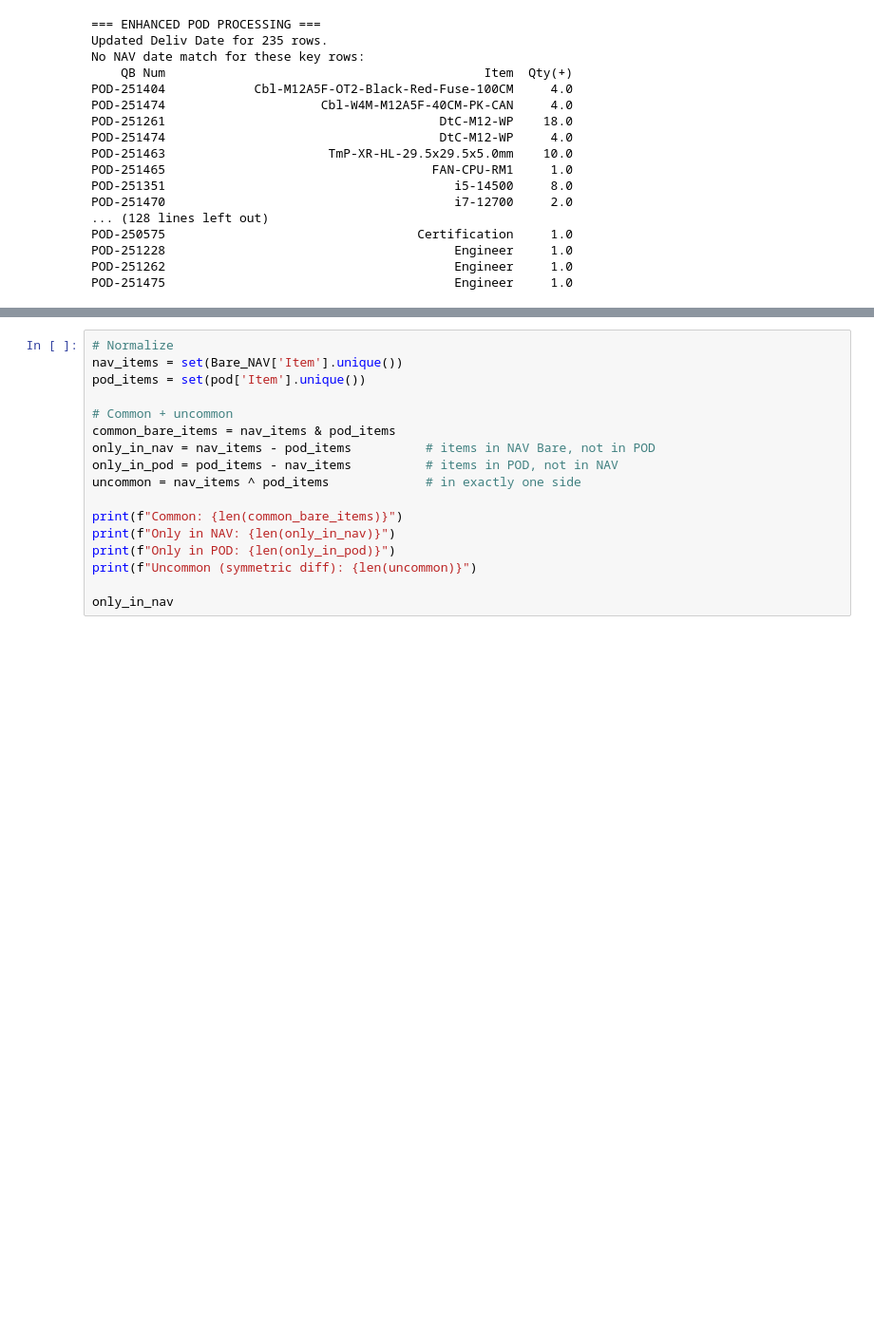
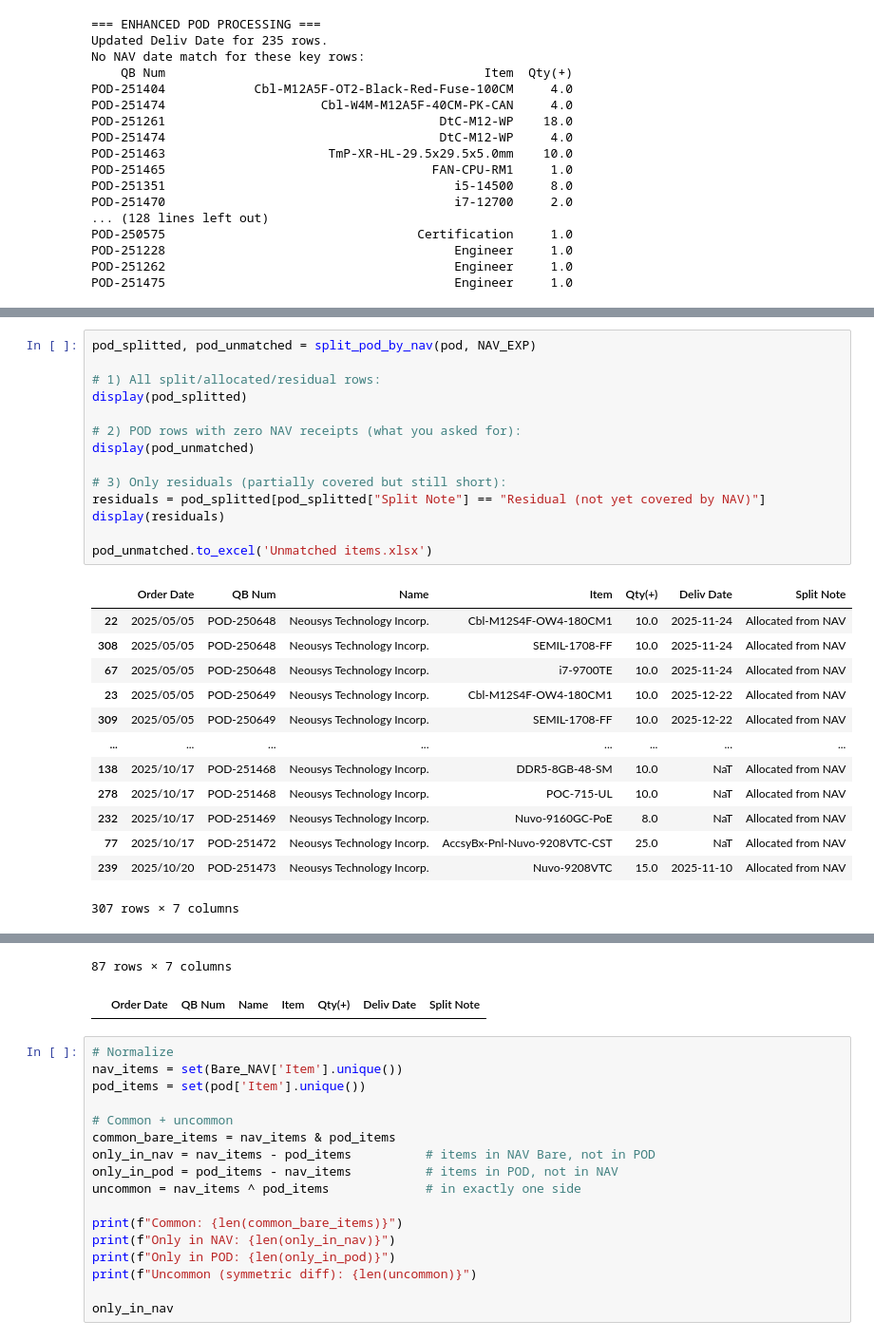
Before and after one commit to playoung2818/POD_NAV, a Jupyter notebook: POD_NAV(ZC).ipynb, the cells around one changed output, grey strips where cells are left out. Shown at 95% size. Saved outputs shown, nothing was run; the diff lists cells and outputs as text; blank space fills up the shorter version.

```diff
--- a/POD_NAV(ZC).ipynb
+++ b/POD_NAV(ZC).ipynb
@@ -268,0 +357,28 @@ POD-251475                                       Engineer     1.0
+# %%
+pod_splitted, pod_unmatched = split_pod_by_nav(pod, NAV_EXP)
+
+# 1) All split/allocated/residual rows:
+display(pod_splitted)
+
+# 2) POD rows with zero NAV receipts (what you asked for):
+display(pod_unmatched)
+
+# 3) Only residuals (partially covered but still short):
+residuals = pod_splitted[pod_splitted["Split Note"] == "Residual (not yet covered by NAV)"]
+display(residuals)
+
+pod_unmatched.to_excel('Unmatched items.xlsx')
+# %% [output]
+|  | Order Date | QB Num | Name | Item | Qty(+) | Deliv Date | Split Note |
+| 22 | 2025/05/05 | POD-250648 | Neousys Technology Incorp. | Cbl-M12S4F-OW4-180CM1 | 10.0 | 2025-11-24 | Allocated from NAV |
+| 308 | 2025/05/05 | POD-250648 | Neousys Technology Incorp. | SEMIL-1708-FF | 10.0 | 2025-11-24 | Allocated from NAV |
+| 67 | 2025/05/05 | POD-250648 | Neousys Technology Incorp. | i7-9700TE | 10.0 | 2025-11-24 | Allocated from NAV |
+| 23 | 2025/05/05 | POD-250649 | Neousys Technology Incorp. | Cbl-M12S4F-OW4-180CM1 | 10.0 | 2025-12-22 | Allocated from NAV |
+| 309 | 2025/05/05 | POD-250649 | Neousys Technology Incorp. | SEMIL-1708-FF | 10.0 | 2025-12-22 | Allocated from NAV |
+| ... | ... | ... | ... | ... | ... | ... | ... |
+| 138 | 2025/10/17 | POD-251468 | Neousys Technology Incorp. | DDR5-8GB-48-SM | 10.0 | NaT | Allocated from NAV |
+| 278 | 2025/10/17 | POD-251468 | Neousys Technology Incorp. | POC-715-UL | 10.0 | NaT | Allocated from NAV |
+| 232 | 2025/10/17 | POD-251469 | Neousys Technology Incorp. | Nuvo-9160GC-PoE | 8.0 | NaT | Allocated from NAV |
+| 77 | 2025/10/17 | POD-251472 | Neousys Technology Incorp. | AccsyBx-Pnl-Nuvo-9208VTC-CST | 25.0 | NaT | Allocated from NAV |
+| 239 | 2025/10/20 | POD-251473 | Neousys Technology Incorp. | Nuvo-9208VTC | 15.0 | 2025-11-10 | Allocated from NAV |
+307 rows × 7 columns
@@ -269,3 +397,5 @@ POD-251475                                       Engineer     1.0
+87 rows × 7 columns
+|  | Order Date | QB Num | Name | Item | Qty(+) | Deliv Date | Split Note |
 # %%
 # Normalize
 nav_items = set(Bare_NAV['Item'].unique())
```
Also changed, not shown: parts of 6 cells of this notebook, 1 other file.
